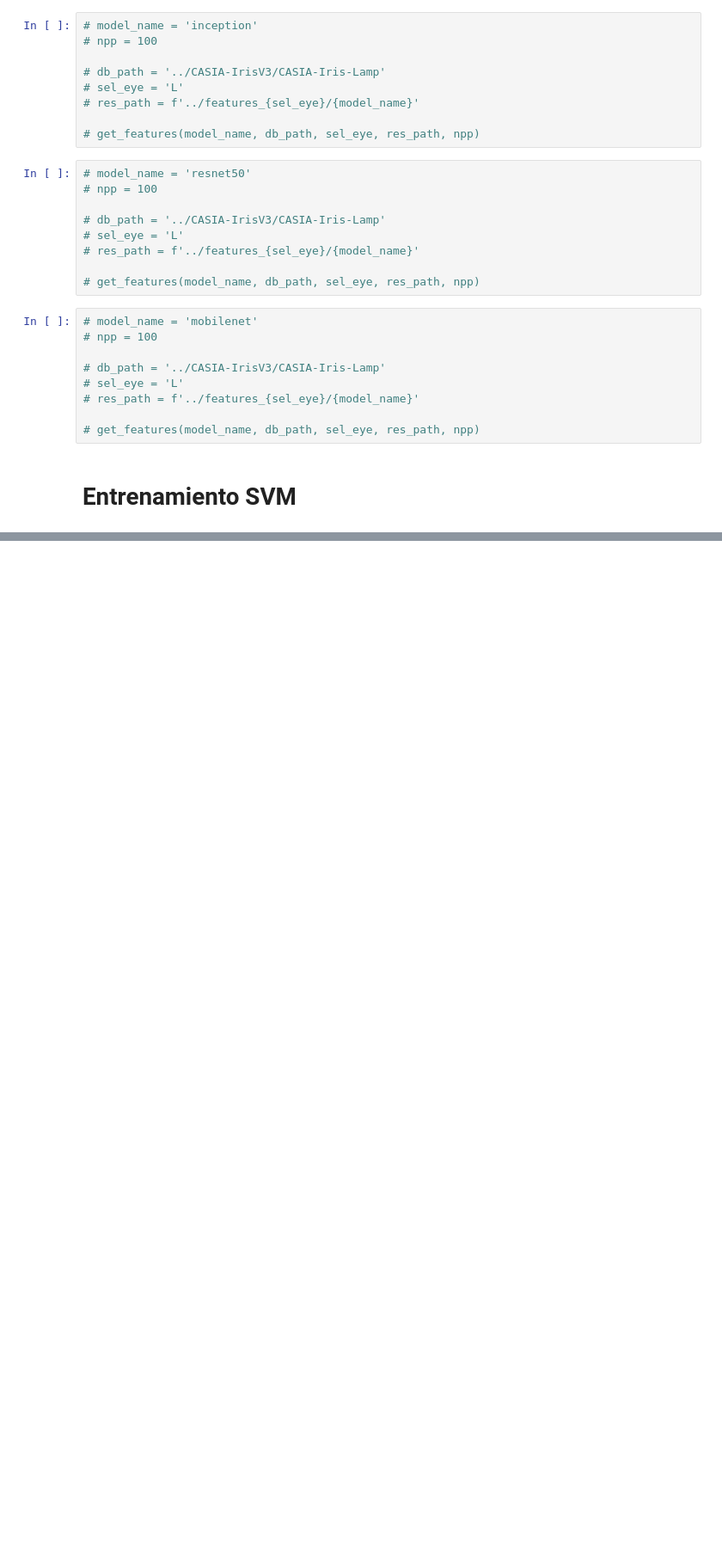
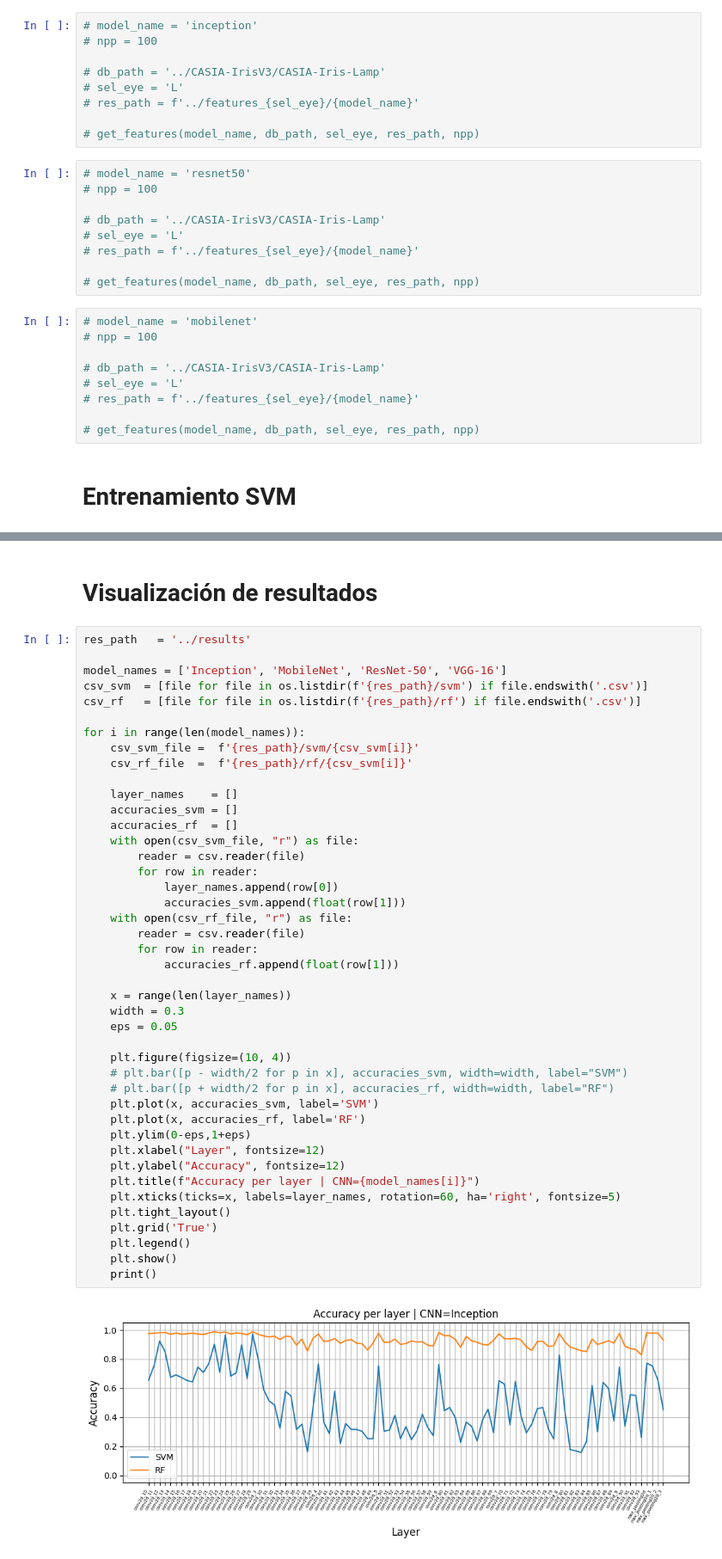
Before and after one commit to rorrocatalam/EL7007_Project, a Jupyter notebook: code/test.ipynb, the cells around one changed output, grey strips where cells are left out. Shown at 86% size. Saved outputs shown, nothing was run; the diff lists cells and outputs as text; blank space fills up the shorter version.

```diff
--- a/code/test.ipynb
+++ b/code/test.ipynb
@@ -200,0 +180,47 @@ Layer conv_pw_9: 93.13% Accuracy
+# %% [markdown]
+# Visualización de resultados
+# %%
+res_path   = '../results'
+
+model_names = ['Inception', 'MobileNet', 'ResNet-50', 'VGG-16']
+csv_svm  = [file for file in os.listdir(f'{res_path}/svm') if file.endswith('.csv')]
+csv_rf   = [file for file in os.listdir(f'{res_path}/rf') if file.endswith('.csv')]
+
+for i in range(len(model_names)):
+    csv_svm_file =  f'{res_path}/svm/{csv_svm[i]}'
+    csv_rf_file  =  f'{res_path}/rf/{csv_svm[i]}'
+
+    layer_names    = []
+    accuracies_svm = []
+    accuracies_rf  = []
+    with open(csv_svm_file, "r") as file:
+        reader = csv.reader(file)
+        for row in reader:
+            layer_names.append(row[0])
+            accuracies_svm.append(float(row[1]))
+    with open(csv_rf_file, "r") as file:
+        reader = csv.reader(file)
+        for row in reader:
+            accuracies_rf.append(float(row[1]))
+
+    x = range(len(layer_names))
+    width = 0.3
+    eps = 0.05
+
+    plt.figure(figsize=(10, 4))
+    # plt.bar([p - width/2 for p in x], accuracies_svm, width=width, label="SVM")
+    # plt.bar([p + width/2 for p in x], accuracies_rf, width=width, label="RF")
+    plt.plot(x, accuracies_svm, label='SVM')
+    plt.plot(x, accuracies_rf, label='RF')
+    plt.ylim(0-eps,1+eps)
+    plt.xlabel("Layer", fontsize=12)
+    plt.ylabel("Accuracy", fontsize=12)
+    plt.title(f"Accuracy per layer | CNN={model_names[i]}")
+    plt.xticks(ticks=x, labels=layer_names, rotation=60, ha='right', fontsize=5)
+    plt.tight_layout()
+    plt.grid('True')
+    plt.legend()
+    plt.show()
+    print()
+# %% [output]
+[figure, added]
```
Also changed, not shown: parts of 12 cells of this notebook.
